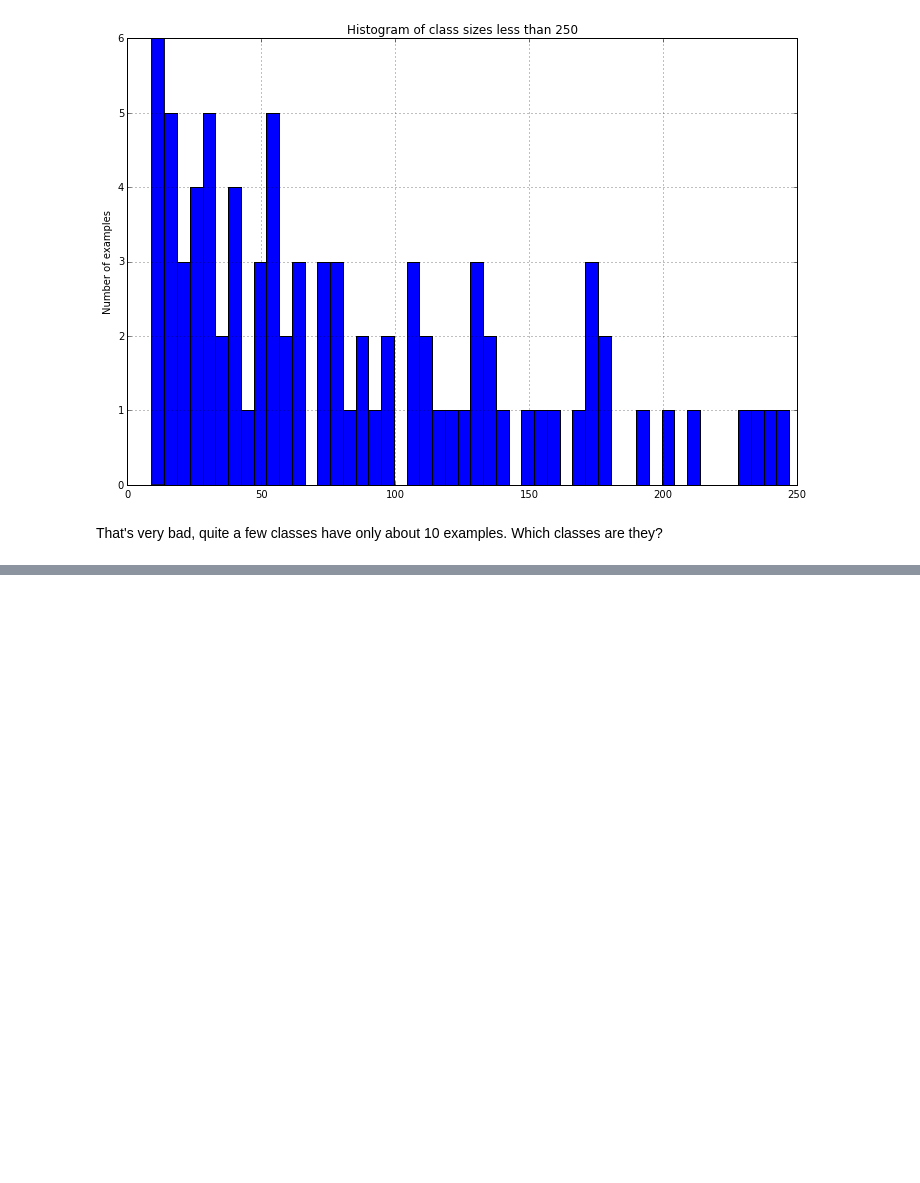
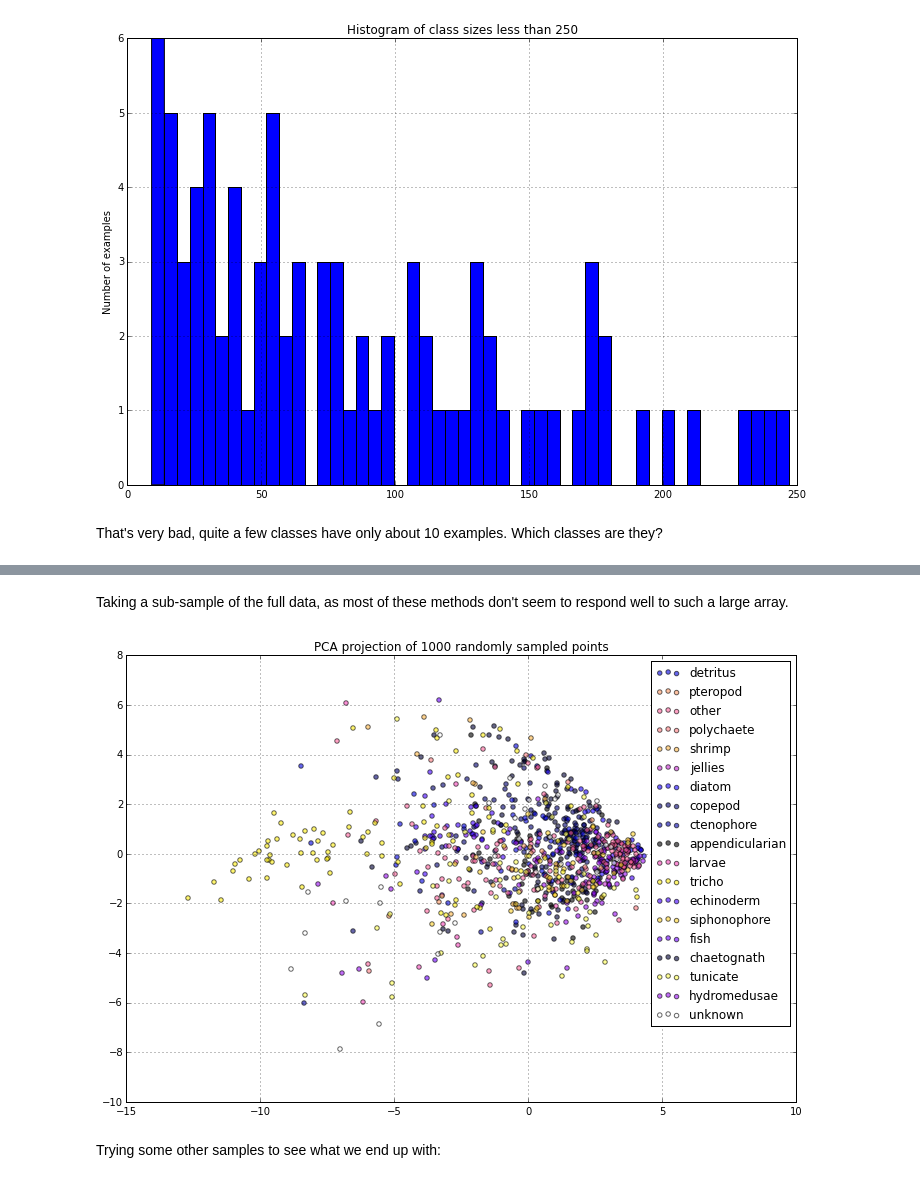
Before and after one commit to Neuroglycerin/neukrill-net-work, a Jupyter notebook: notebooks/Image Characteristics.ipynb, the cells around one changed output, grey strips where cells are left out. Drawn from its saved outputs; the diff is of its cells as text; code cells hidden in the pictures; blank space fills up the shorter version.

```diff
--- a/notebooks/Image Characteristics.ipynb
+++ b/notebooks/Image Characteristics.ipynb
@@ -261,0 +319,5 @@ plt.show()
+# %%
+label_encoder = sklearn.preprocessing.LabelEncoder()
+sclabels_encoded = label_encoder.fit_transform(sclabels)
+# %% [markdown]
+Taking a sub-sample of the full data, as most of these methods don't seem to respond well to such a large array.
@@ -261,0 +326,45 @@ plt.show()
+# %%
+random.seed(42)
+sample_inds = list(range(data.shape[0]))
+random.shuffle(sample_inds)
+N_samples = 1000
+# %%
+X = data[sample_inds[:N_samples],:]
+y = sclabels[sample_inds[:N_samples]]
+# %%
+pca = sklearn.decomposition.PCA(n_components=2)
+Xpca = pca.fit_transform(X)
+# %%
+def scatter_with_legend(X,labels,title=None):
+    """I'll be here all day if I have to rewrite this
+    every time. Plots a scatter plot with colours and
+    a legend.
+
+    This is so much more difficult than it should be."""
+    if title:
+        plt.title(title)
+    import matplotlib.cm
+    label_encoder = sklearn.preprocessing.LabelEncoder()
+    labels_encoded = label_encoder.fit_transform(labels)
+    m = max(labels_encoded)
+    # split reduced data by the encoded labels
+    split_by_labels = {}
+    for l in labels_encoded:
+        split_by_labels[l] = []
+    for p,l in zip(X,labels_encoded):
+        split_by_labels[l].append(p)
+    # then plot each of these
+    scatter_dict = {}
+    for k in split_by_labels.keys():
+        cls = label_encoder.inverse_transform(k)
+        scatter_dict[cls] = plt.scatter(*zip(*split_by_labels[k]),
+                                        c=matplotlib.cm.gnuplot2(k/m),alpha=0.6)
+    # then tell the legend which is which
+    classes = list(scatter_dict.keys())
+    scatterplots = [scatter_dict[k] for k in classes]
+    plt.legend(scatterplots,classes)
+scatter_with_legend(Xpca,y,"PCA projection of 1000 randomly sampled points")
+# %% [output]
+[figure, added]
+# %% [markdown]
+Trying some other samples to see what we end up with:
```
Also changed, not shown: parts of 34 cells of this notebook.
